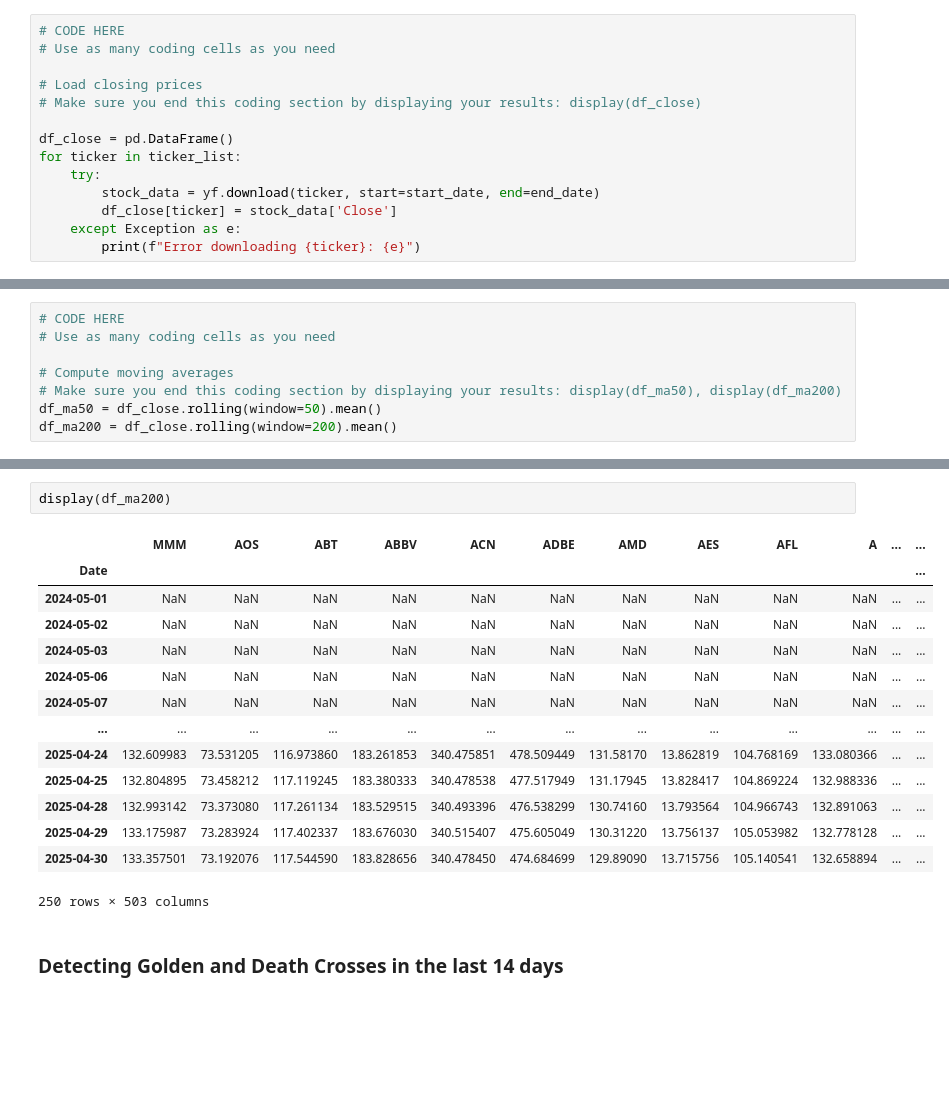
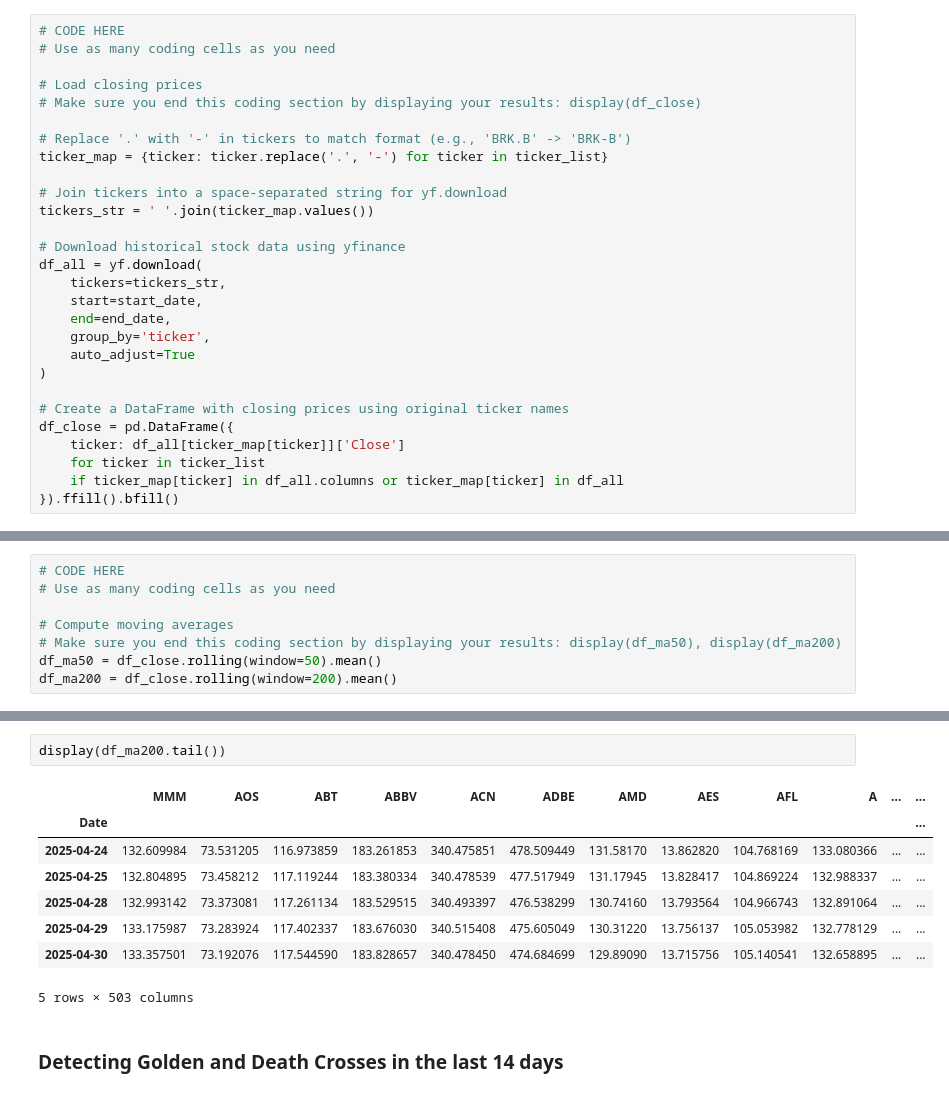
Before and after one commit to emisaar/fintech, a Jupyter notebook: Module 1/technical_analysis_sp500_A01659258.ipynb, the cells around one changed output, grey strips where cells are left out. Saved outputs shown, nothing was run; the diff lists cells and outputs as text; blank space fills up the shorter version.

```diff
--- a/Module 1/technical_analysis_sp500_A01659258.ipynb
+++ b/Module 1/technical_analysis_sp500_A01659258.ipynb
@@ -140,11 +99,25 @@ end_date = '2025-05-01'
 # Load closing prices
 # Make sure you end this coding section by displaying your results: display(df_close)
 
-df_close = pd.DataFrame()
-for ticker in ticker_list:
-    try:
-        stock_data = yf.download(ticker, start=start_date, end=end_date)
-        df_close[ticker] = stock_data['Close']
-    except Exception as e:
-        print(f"Error downloading {ticker}: {e}")
+# Replace '.' with '-' in tickers to match format (e.g., 'BRK.B' -> 'BRK-B')
+ticker_map = {ticker: ticker.replace('.', '-') for ticker in ticker_list}
+
+# Join tickers into a space-separated string for yf.download
+tickers_str = ' '.join(ticker_map.values())
+
+# Download historical stock data using yfinance
+df_all = yf.download(
+    tickers=tickers_str,
+    start=start_date,
+    end=end_date,
+    group_by='ticker',
+    auto_adjust=True
+)
+
+# Create a DataFrame with closing prices using original ticker names
+df_close = pd.DataFrame({
+    ticker: df_all[ticker_map[ticker]]['Close']
+    for ticker in ticker_list
+    if ticker_map[ticker] in df_all.columns or ticker_map[ticker] in df_all
+}).ffill().bfill()
 # %% [output]
@@ -214,20 +165,14 @@ display(df_ma50)
 # %%
-display(df_ma200)
+display(df_ma200.tail())
 # %% [output]
 |  | MMM | AOS | ABT | ABBV | ACN | ADBE | AMD | AES | AFL | A | ... | ... |
 | Date |  |  |  |  |  |  |  |  |  |  |  | ... |
-| 2024-05-01 | NaN | NaN | NaN | NaN | NaN | NaN | NaN | NaN | NaN | NaN | ... | ... |
-| 2024-05-02 | NaN | NaN | NaN | NaN | NaN | NaN | NaN | NaN | NaN | NaN | ... | ... |
-| 2024-05-03 | NaN | NaN | NaN | NaN | NaN | NaN | NaN | NaN | NaN | NaN | ... | ... |
-| 2024-05-06 | NaN | NaN | NaN | NaN | NaN | NaN | NaN | NaN | NaN | NaN | ... | ... |
-| 2024-05-07 | NaN | NaN | NaN | NaN | NaN | NaN | NaN | NaN | NaN | NaN | ... | ... |
-| ... | ... | ... | ... | ... | ... | ... | ... | ... | ... | ... | ... | ... |
-| 2025-04-24 | 132.609983 | 73.531205 | 116.973860 | 183.261853 | 340.475851 | 478.509449 | 131.58170 | 13.862819 | 104.768169 | 133.080366 | ... | ... |
-| 2025-04-25 | 132.804895 | 73.458212 | 117.119245 | 183.380333 | 340.478538 | 477.517949 | 131.17945 | 13.828417 | 104.869224 | 132.988336 | ... | ... |
-| 2025-04-28 | 132.993142 | 73.373080 | 117.261134 | 183.529515 | 340.493396 | 476.538299 | 130.74160 | 13.793564 | 104.966743 | 132.891063 | ... | ... |
-| 2025-04-29 | 133.175987 | 73.283924 | 117.402337 | 183.676030 | 340.515407 | 475.605049 | 130.31220 | 13.756137 | 105.053982 | 132.778128 | ... | ... |
-| 2025-04-30 | 133.357501 | 73.192076 | 117.544590 | 183.828656 | 340.478450 | 474.684699 | 129.89090 | 13.715756 | 105.140541 | 132.658894 | ... | ... |
+| 2025-04-24 | 132.609984 | 73.531205 | 116.973859 | 183.261853 | 340.475851 | 478.509449 | 131.58170 | 13.862820 | 104.768169 | 133.080366 | ... | ... |
+| 2025-04-25 | 132.804895 | 73.458212 | 117.119244 | 183.380334 | 340.478539 | 477.517949 | 131.17945 | 13.828417 | 104.869224 | 132.988337 | ... | ... |
+| 2025-04-28 | 132.993142 | 73.373081 | 117.261134 | 183.529515 | 340.493397 | 476.538299 | 130.74160 | 13.793564 | 104.966743 | 132.891064 | ... | ... |
+| 2025-04-29 | 133.175987 | 73.283924 | 117.402337 | 183.676030 | 340.515408 | 475.605049 | 130.31220 | 13.756137 | 105.053982 | 132.778129 | ... | ... |
+| 2025-04-30 | 133.357501 | 73.192076 | 117.544590 | 183.828657 | 340.478450 | 474.684699 | 129.89090 | 13.715756 | 105.140541 | 132.658895 | ... | ... |
-250 rows × 503 columns
+5 rows × 503 columns
 # %% [markdown]
 ### Detecting Golden and Death Crosses in the last 14 days
 # %%
```
Also changed, not shown: parts of 26 cells of this notebook, 1 other file.
